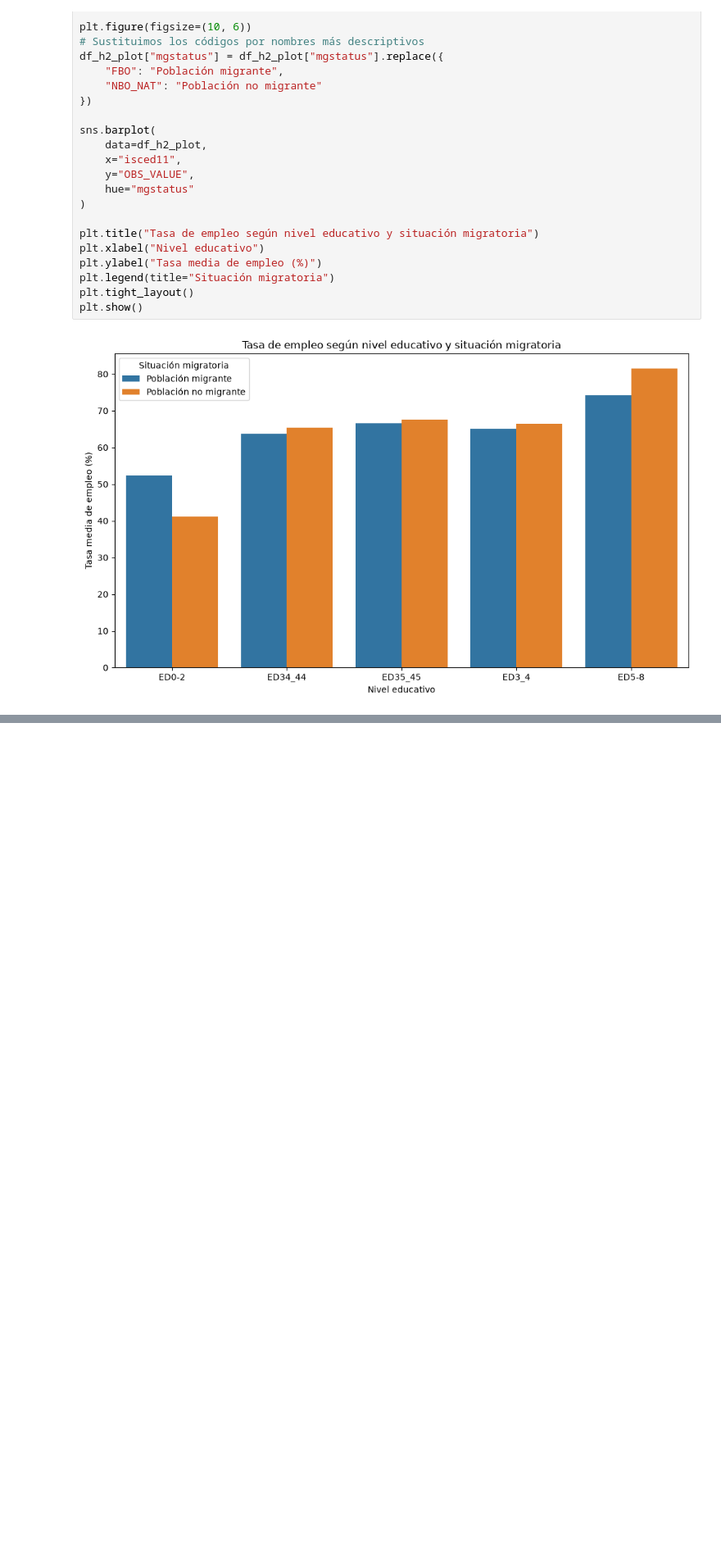
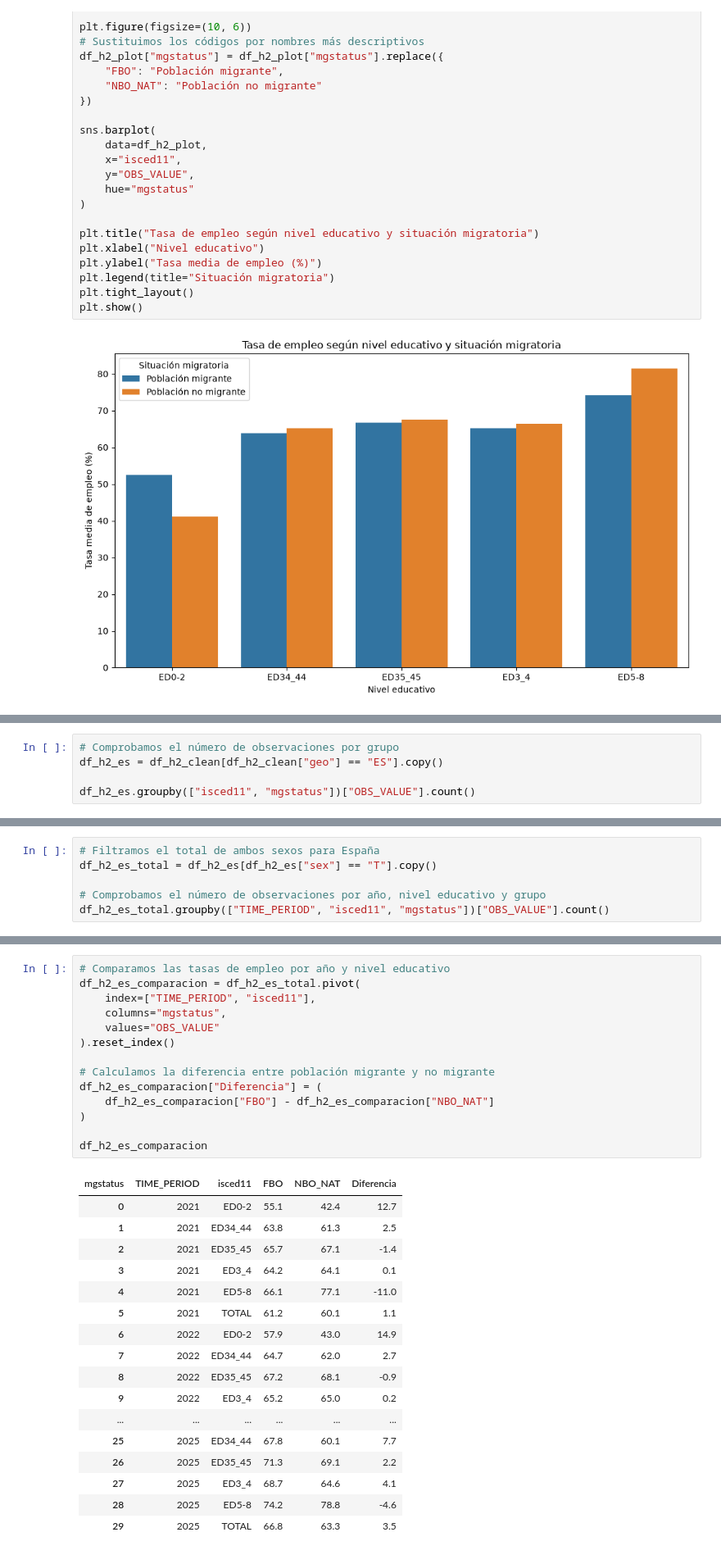
Before and after one commit to kapitonmary-ops/2026-10-BILBAO-FT-Data-Science, a Jupyter notebook: 2-Data_Analysis/EDA/My_project/src/main.ipynb, the cells around one changed output, grey strips where cells are left out. Shown at 82% size. Saved outputs shown, nothing was run; the diff lists cells and outputs as text; blank space fills up the shorter version.

```diff
--- a/2-Data_Analysis/EDA/My_project/src/main.ipynb
+++ b/2-Data_Analysis/EDA/My_project/src/main.ipynb
@@ -1024,0 +1102,5 @@ plt.show()
+# %%
+# Comprobamos el número de observaciones por grupo
+df_h2_es = df_h2_clean[df_h2_clean["geo"] == "ES"].copy()
+
+df_h2_es.groupby(["isced11", "mgstatus"])["OBS_VALUE"].count()
@@ -1024,0 +1174,6 @@ plt.show()
+# %%
+# Filtramos el total de ambos sexos para España
+df_h2_es_total = df_h2_es[df_h2_es["sex"] == "T"].copy()
+
+# Comprobamos el número de observaciones por año, nivel educativo y grupo
+df_h2_es_total.groupby(["TIME_PERIOD", "isced11", "mgstatus"])["OBS_VALUE"].count()
@@ -1024,0 +1219,32 @@ plt.show()
+# %%
+# Comparamos las tasas de empleo por año y nivel educativo
+df_h2_es_comparacion = df_h2_es_total.pivot(
+    index=["TIME_PERIOD", "isced11"],
+    columns="mgstatus",
+    values="OBS_VALUE"
+).reset_index()
+
+# Calculamos la diferencia entre población migrante y no migrante
+df_h2_es_comparacion["Diferencia"] = (
+    df_h2_es_comparacion["FBO"] - df_h2_es_comparacion["NBO_NAT"]
+)
+
+df_h2_es_comparacion
+# %% [output]
+| mgstatus | TIME_PERIOD | isced11 | FBO | NBO_NAT | Diferencia |
+| 0 | 2021 | ED0-2 | 55.1 | 42.4 | 12.7 |
+| 1 | 2021 | ED34_44 | 63.8 | 61.3 | 2.5 |
+| 2 | 2021 | ED35_45 | 65.7 | 67.1 | -1.4 |
+| 3 | 2021 | ED3_4 | 64.2 | 64.1 | 0.1 |
+| 4 | 2021 | ED5-8 | 66.1 | 77.1 | -11.0 |
+| 5 | 2021 | TOTAL | 61.2 | 60.1 | 1.1 |
+| 6 | 2022 | ED0-2 | 57.9 | 43.0 | 14.9 |
+| 7 | 2022 | ED34_44 | 64.7 | 62.0 | 2.7 |
+| 8 | 2022 | ED35_45 | 67.2 | 68.1 | -0.9 |
+| 9 | 2022 | ED3_4 | 65.2 | 65.0 | 0.2 |
+| ... | ... | ... | ... | ... | ... |
+| 25 | 2025 | ED34_44 | 67.8 | 60.1 | 7.7 |
+| 26 | 2025 | ED35_45 | 71.3 | 69.1 | 2.2 |
+| 27 | 2025 | ED3_4 | 68.7 | 64.6 | 4.1 |
+| 28 | 2025 | ED5-8 | 74.2 | 78.8 | -4.6 |
+| 29 | 2025 | TOTAL | 66.8 | 63.3 | 3.5 |
```
Also changed, not shown: parts of 18 cells of this notebook, 13 other files.
